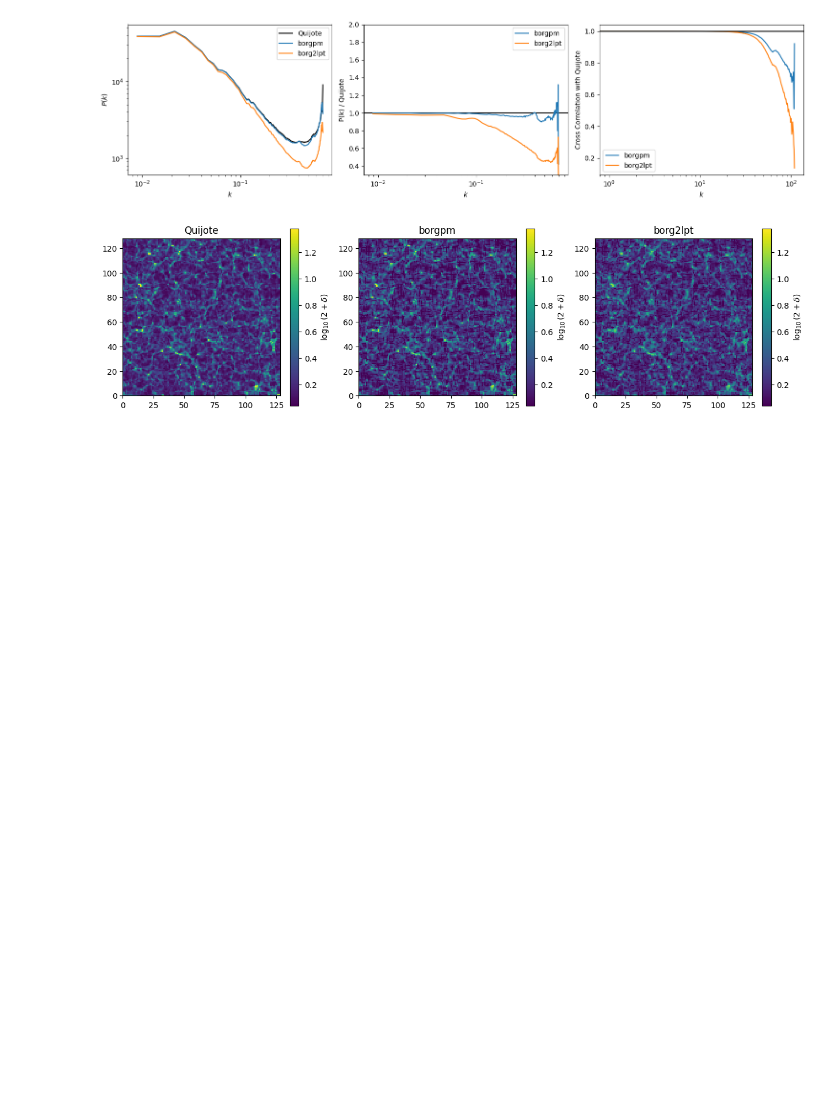
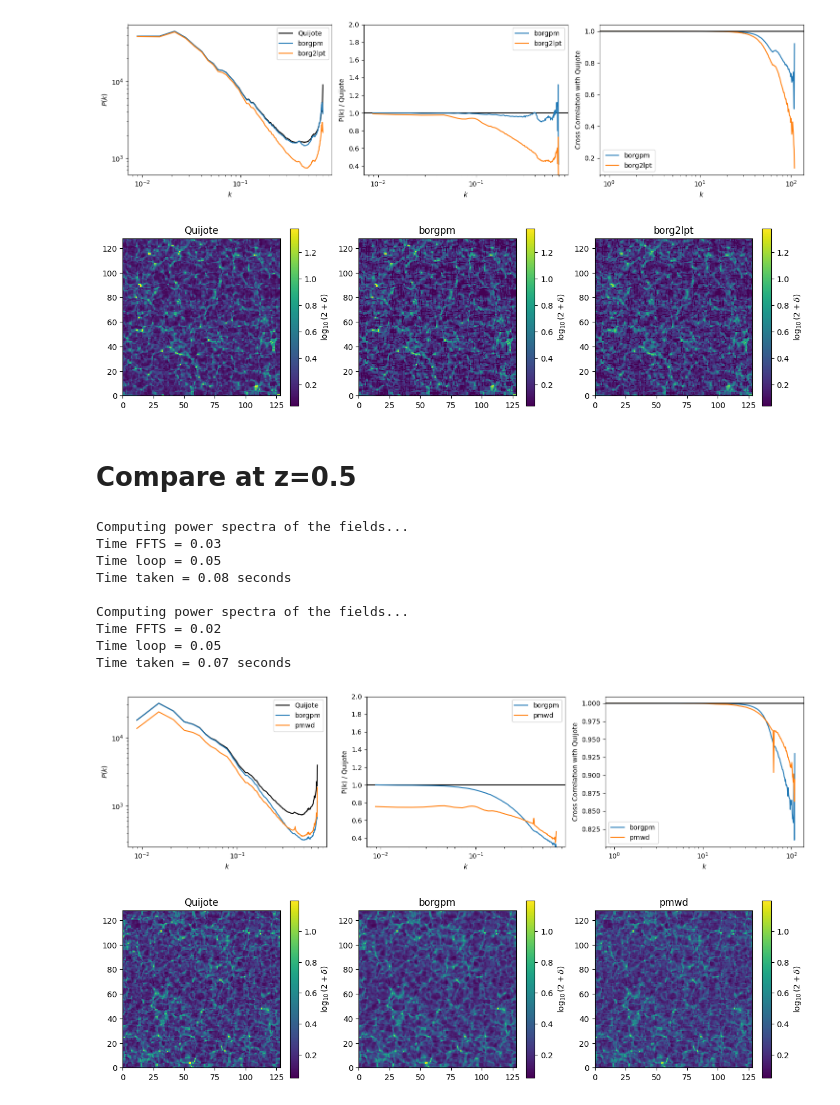
Before and after one commit to maho3/ltu-cmass, a Jupyter notebook: notebooks/compare_gravity_models.ipynb, the cells around one changed output. Saved outputs shown, nothing was run; the diff lists cells and outputs as text; code cells hidden in the pictures; blank space fills up the shorter version.

```diff
--- a/notebooks/compare_gravity_models.ipynb
+++ b/notebooks/compare_gravity_models.ipynb
@@ -91,3 +91,73 @@ Time loop = 0.06
 Time taken = 0.14 seconds
 [figure]
 [figure]
+# %% [markdown]
+# Compare at z=0.5
+# %%
+simnum = 100
+N = 128
+quijote_dir = '/home/mattho/data/quijote/density_field/latin_hypercube/'
+cmass_dir = '/data80/mattho/cmass-ili/calib_1gpch_z0.5/'
+L = 1000
+
+
+all_gravity_model = ['borgpm', 'pmwd']
+
+
+quijote_field = np.load(f'{quijote_dir}/{simnum}/df_m_{N}_z=0.5.npy')
+all_field = [np.load(f'{cmass_dir}/{gravity_model}/L{L}-N{N}/{simnum}/rho.npy') for gravity_model in all_gravity_model]
+
+
+k, Pk0_quijote = compute_pk(quijote_field, boxsize=L, MAS='CIC')
+
+fig, axs = plt.subplots(1, 3, figsize=(15,4))
+axs[0].loglog(k, Pk0_quijote, color='k', label='Quijote')
+axs[0].set_ylabel(r'$P(k)$')
+axs[1].axhline(1, color='k')
+axs[1].set_ylabel('P(k) / Quijote')
+
+for name, field in zip(all_gravity_model, all_field):
+    _, Pk0, _, r = compute_crossk(field, quijote_field, boxsize=L)
+    axs[0].loglog(k, Pk0, label=name)
+    axs[1].semilogx(k, Pk0 / Pk0_quijote, label=name)
+    axs[2].semilogx(r, label=name)
+
+axs[1].set_ylim(0.7, 1.3)
+axs[1].set_ylim(0.3, 2)
+axs[2].axhline(1, color='k')
+axs[2].set_ylabel('Cross Correlation with Quijote')
+for ax in axs:
+    ax.set_xlabel(r'$k$')
+    ax.legend()
+fig.tight_layout()
+
+fig, axs = plt.subplots(1, 1+len(all_field), figsize=(5*(1+len(all_field)),4))
+
+vmin = np.amin(np.log10(2 + quijote_field[N//2]))
+vmax = np.amax(np.log10(2 + quijote_field[N//2]))
+
+pc = axs[0].pcolor(np.log10(2 + quijote_field[N//2]), vmin=vmin, vmax=vmax)
+cb = fig.colorbar(pc, ax=axs[0])
+cb.set_label(r'$\log_{10}(2 + \delta)$')
+axs[0].set_title('Quijote')
+
+for i, (name, field) in enumerate(zip(all_gravity_model, all_field)):
+    pc = axs[i+1].pcolor(np.log10(2 + field[N//2]), vmin=vmin, vmax=vmax)
+    cb = fig.colorbar(pc, ax=axs[i+1])
+    cb.set_label(r'$\log_{10}(2 + \delta)$')
+    axs[i+1].set_title(name)
+
+for ax in axs:
+    ax.set_aspect('equal')
+# %% [output]
+Computing power spectra of the fields...
+Time FFTS = 0.03
+Time loop = 0.05
+Time taken = 0.08 seconds
+
+Computing power spectra of the fields...
+Time FFTS = 0.02
+Time loop = 0.05
+Time taken = 0.07 seconds
+[figure, added]
+[figure, added]
```
Also changed, not shown: 4 other files.
